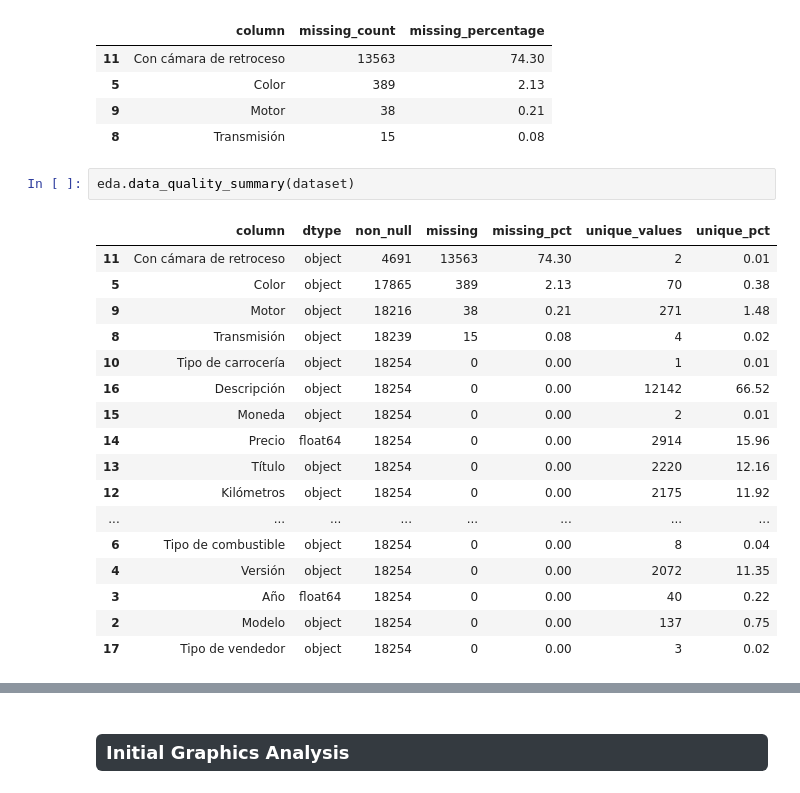
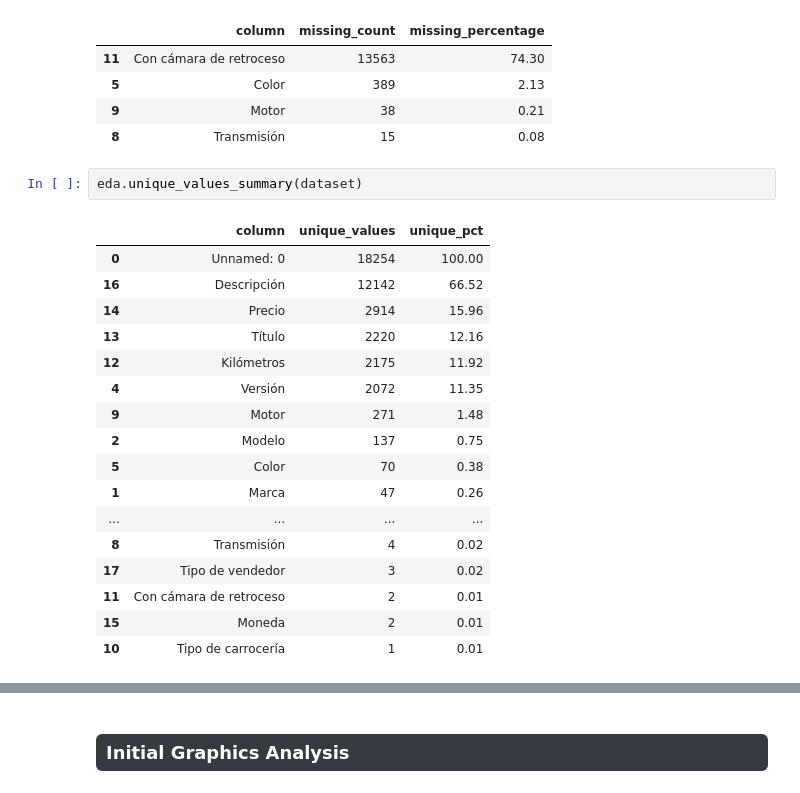
Before and after one commit to abrildiaco/TP_Final_ML, a Jupyter notebook: notebooks/eda.ipynb, the cells around one changed output, grey strips where cells are left out. Saved outputs shown, nothing was run; the diff lists cells and outputs as text.

```diff
--- a/notebooks/eda.ipynb
+++ b/notebooks/eda.ipynb
@@ -131,22 +122,22 @@ eda.missing_values_summary(dataset)
 | 9 | Motor | 38 | 0.21 |
 | 8 | Transmisión | 15 | 0.08 |
 # %%
-eda.data_quality_summary(dataset)
+eda.unique_values_summary(dataset)
 # %% [output]
-|  | column | dtype | non_null | missing | missing_pct | unique_values | unique_pct |
-| 11 | Con cámara de retroceso | object | 4691 | 13563 | 74.30 | 2 | 0.01 |
-| 5 | Color | object | 17865 | 389 | 2.13 | 70 | 0.38 |
-| 9 | Motor | object | 18216 | 38 | 0.21 | 271 | 1.48 |
-| 8 | Transmisión | object | 18239 | 15 | 0.08 | 4 | 0.02 |
-| 10 | Tipo de carrocería | object | 18254 | 0 | 0.00 | 1 | 0.01 |
-| 16 | Descripción | object | 18254 | 0 | 0.00 | 12142 | 66.52 |
-| 15 | Moneda | object | 18254 | 0 | 0.00 | 2 | 0.01 |
-| 14 | Precio | float64 | 18254 | 0 | 0.00 | 2914 | 15.96 |
-| 13 | Título | object | 18254 | 0 | 0.00 | 2220 | 12.16 |
-| 12 | Kilómetros | object | 18254 | 0 | 0.00 | 2175 | 11.92 |
-| ... | ... | ... | ... | ... | ... | ... | ... |
-| 6 | Tipo de combustible | object | 18254 | 0 | 0.00 | 8 | 0.04 |
-| 4 | Versión | object | 18254 | 0 | 0.00 | 2072 | 11.35 |
-| 3 | Año | float64 | 18254 | 0 | 0.00 | 40 | 0.22 |
-| 2 | Modelo | object | 18254 | 0 | 0.00 | 137 | 0.75 |
-| 17 | Tipo de vendedor | object | 18254 | 0 | 0.00 | 3 | 0.02 |
+|  | column | unique_values | unique_pct |
+| 0 | Unnamed: 0 | 18254 | 100.00 |
+| 16 | Descripción | 12142 | 66.52 |
+| 14 | Precio | 2914 | 15.96 |
+| 13 | Título | 2220 | 12.16 |
+| 12 | Kilómetros | 2175 | 11.92 |
+| 4 | Versión | 2072 | 11.35 |
+| 9 | Motor | 271 | 1.48 |
+| 2 | Modelo | 137 | 0.75 |
+| 5 | Color | 70 | 0.38 |
+| 1 | Marca | 47 | 0.26 |
+| ... | ... | ... | ... |
+| 8 | Transmisión | 4 | 0.02 |
+| 17 | Tipo de vendedor | 3 | 0.02 |
+| 11 | Con cámara de retroceso | 2 | 0.01 |
+| 15 | Moneda | 2 | 0.01 |
+| 10 | Tipo de carrocería | 1 | 0.01 |
```
Also changed, not shown: parts of 31 cells of this notebook, 3 other files.
